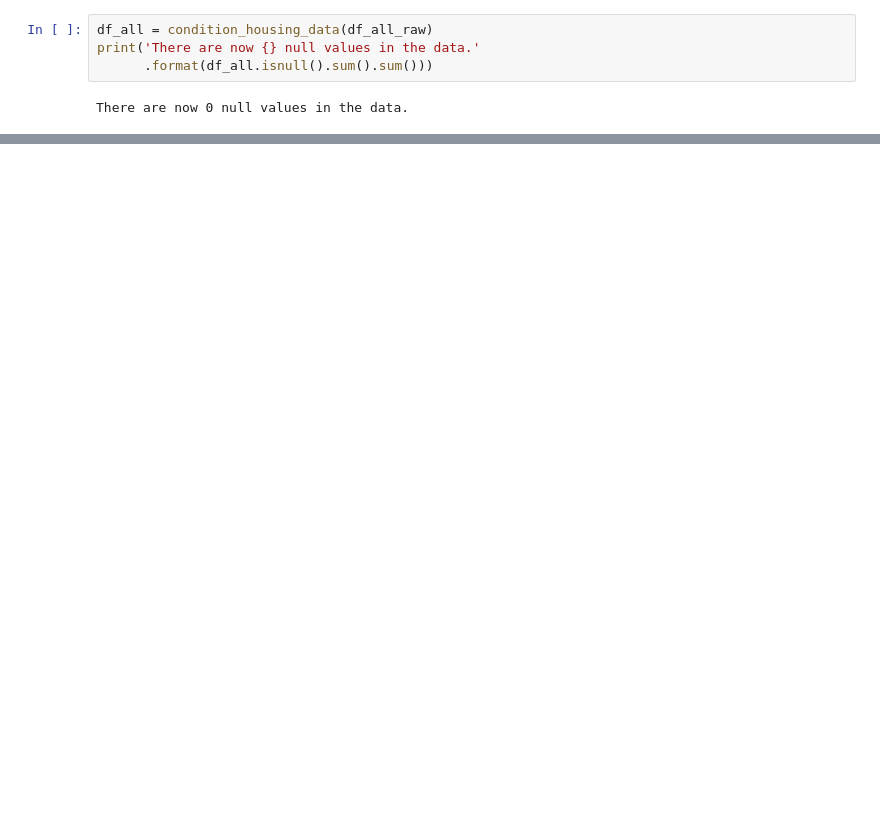
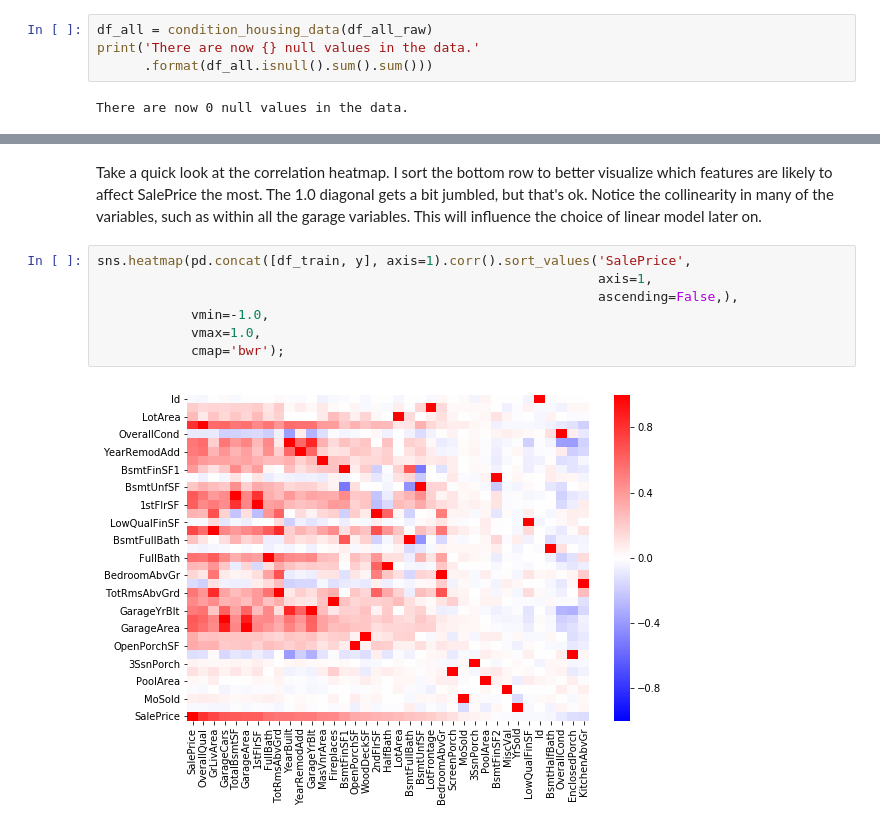
Before and after one commit to stevendevan/KaggleHousePrices, a Jupyter notebook: KaggleHousePrices.ipynb, the cells around one changed output, grey strips where cells are left out. Saved outputs shown, nothing was run; the diff lists cells and outputs as text; blank space fills up the shorter version.

```diff
--- a/KaggleHousePrices.ipynb
+++ b/KaggleHousePrices.ipynb
@@ -169,0 +225,11 @@ There are now 0 null values in the data.
+# %% [markdown]
+Take a quick look at the correlation heatmap. I sort the bottom row to better visualize which features are likely to affect SalePrice the most. The 1.0 diagonal gets a bit jumbled, but that's ok. Notice the collinearity in many of the variables, such as within all the garage variables. This will influence the choice of linear model later on.
+# %%
+sns.heatmap(pd.concat([df_train, y], axis=1).corr().sort_values('SalePrice',
+                                                                axis=1,
+                                                                ascending=False,),
+            vmin=-1.0,
+            vmax=1.0,
+            cmap='bwr');
+# %% [output]
+[figure, added]
```
Also changed, not shown: parts of 16 cells of this notebook.
